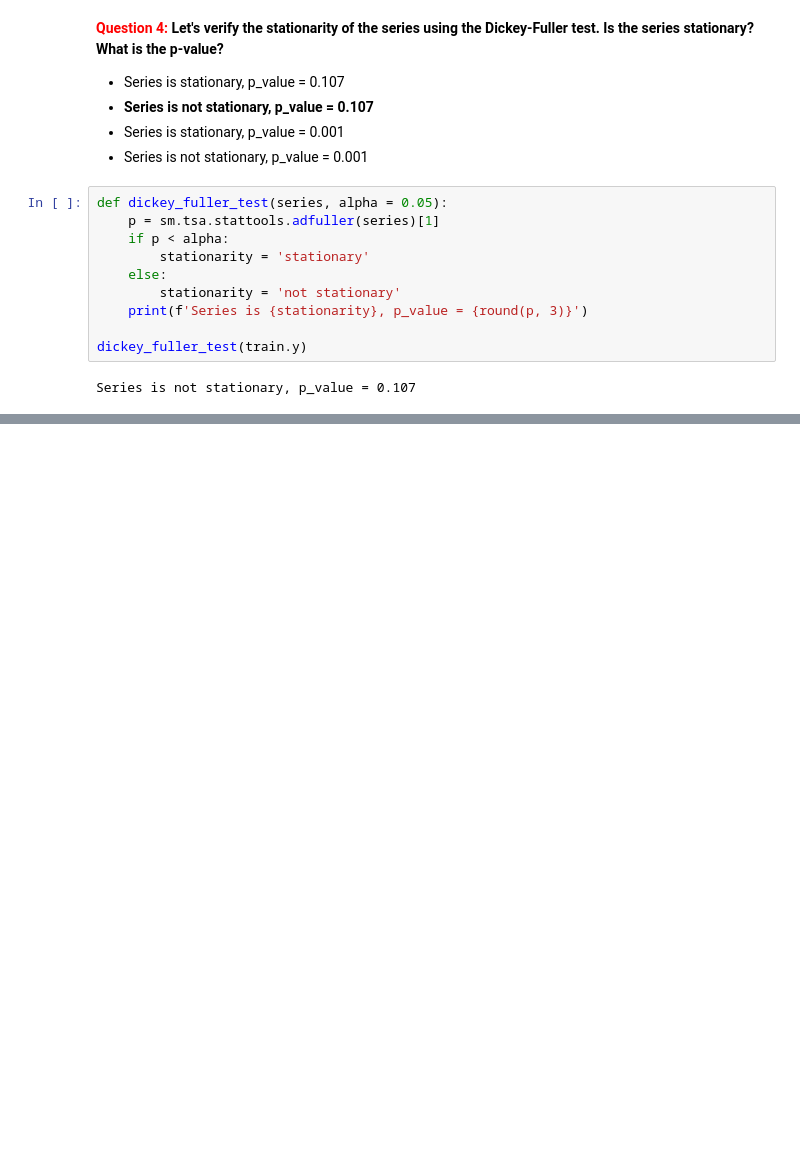
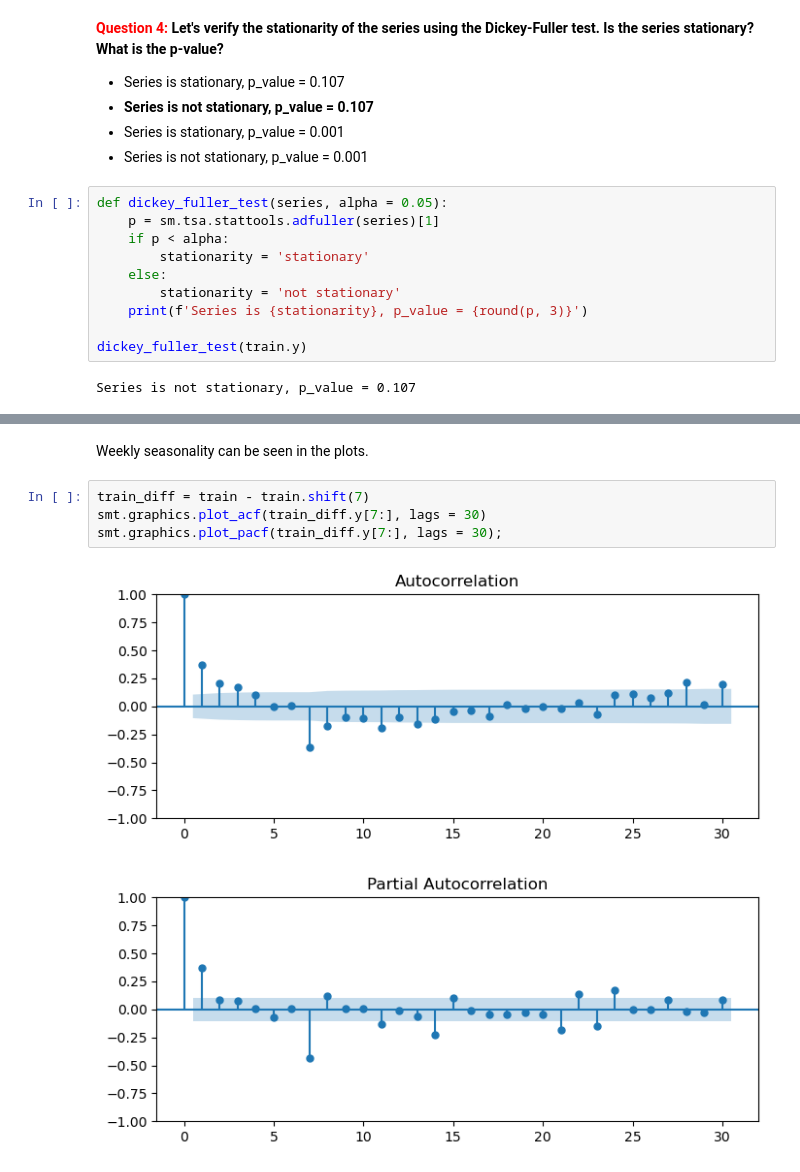
Before and after one commit to anna-marshalova/mlcourse.ai-assignments, a Jupyter notebook: a9-demo-time-series-analysis.ipynb, the cells around one changed output, grey strips where cells are left out. Cells and saved outputs as stored; diff of their text form; blank space fills up the shorter version.

```diff
--- a/a9-demo-time-series-analysis.ipynb
+++ b/a9-demo-time-series-analysis.ipynb
@@ -213,0 +192,9 @@ Series is not stationary, p_value = 0.107
+# %% [markdown]
+Weekly seasonality can be seen in the plots.
+# %%
+train_diff = train - train.shift(7)
+smt.graphics.plot_acf(train_diff.y[7:], lags = 30)
+smt.graphics.plot_pacf(train_diff.y[7:], lags = 30);
+# %% [output]
+[figure, added]
+[figure, added]
```
Also changed, not shown: parts of 26 cells of this notebook.
